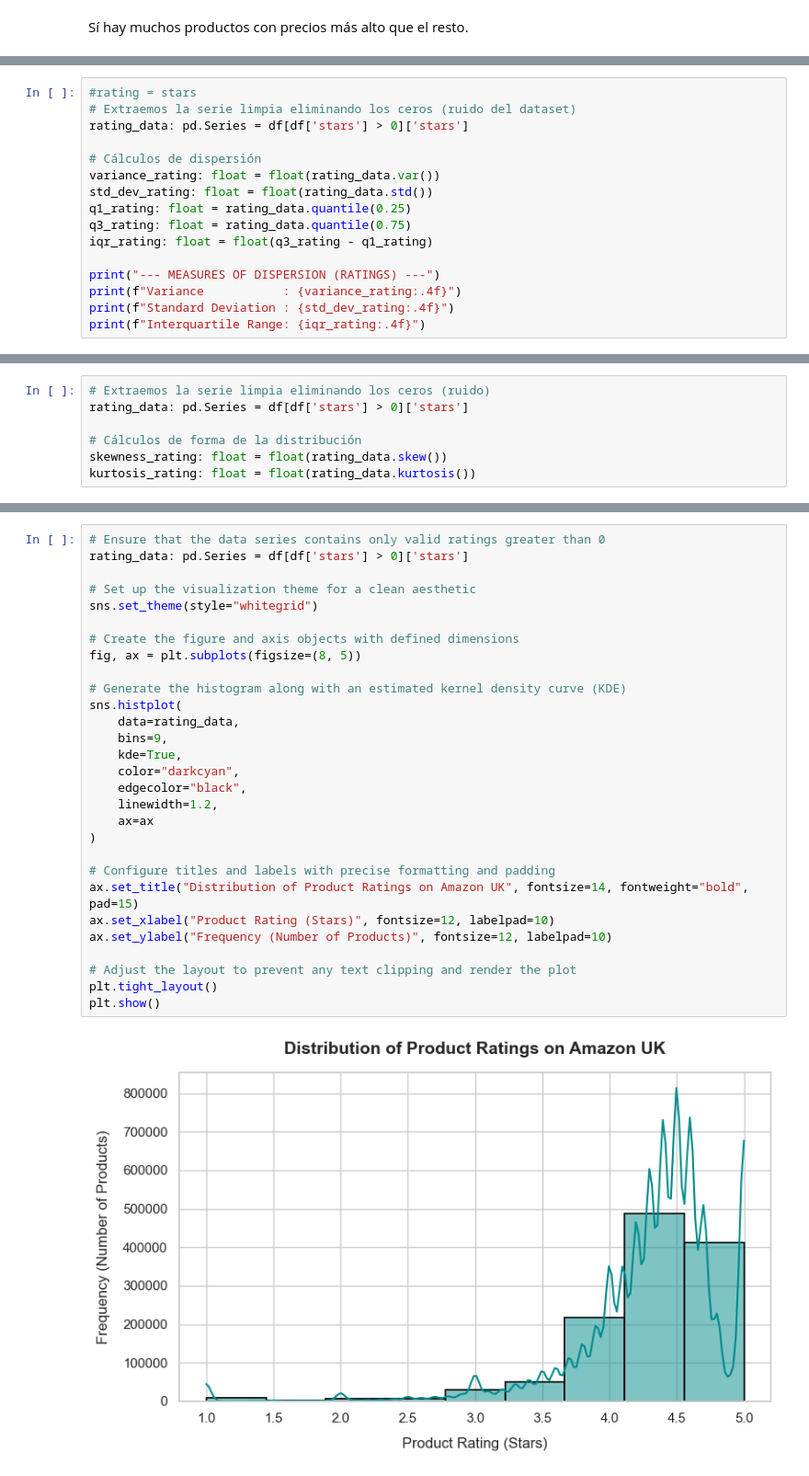
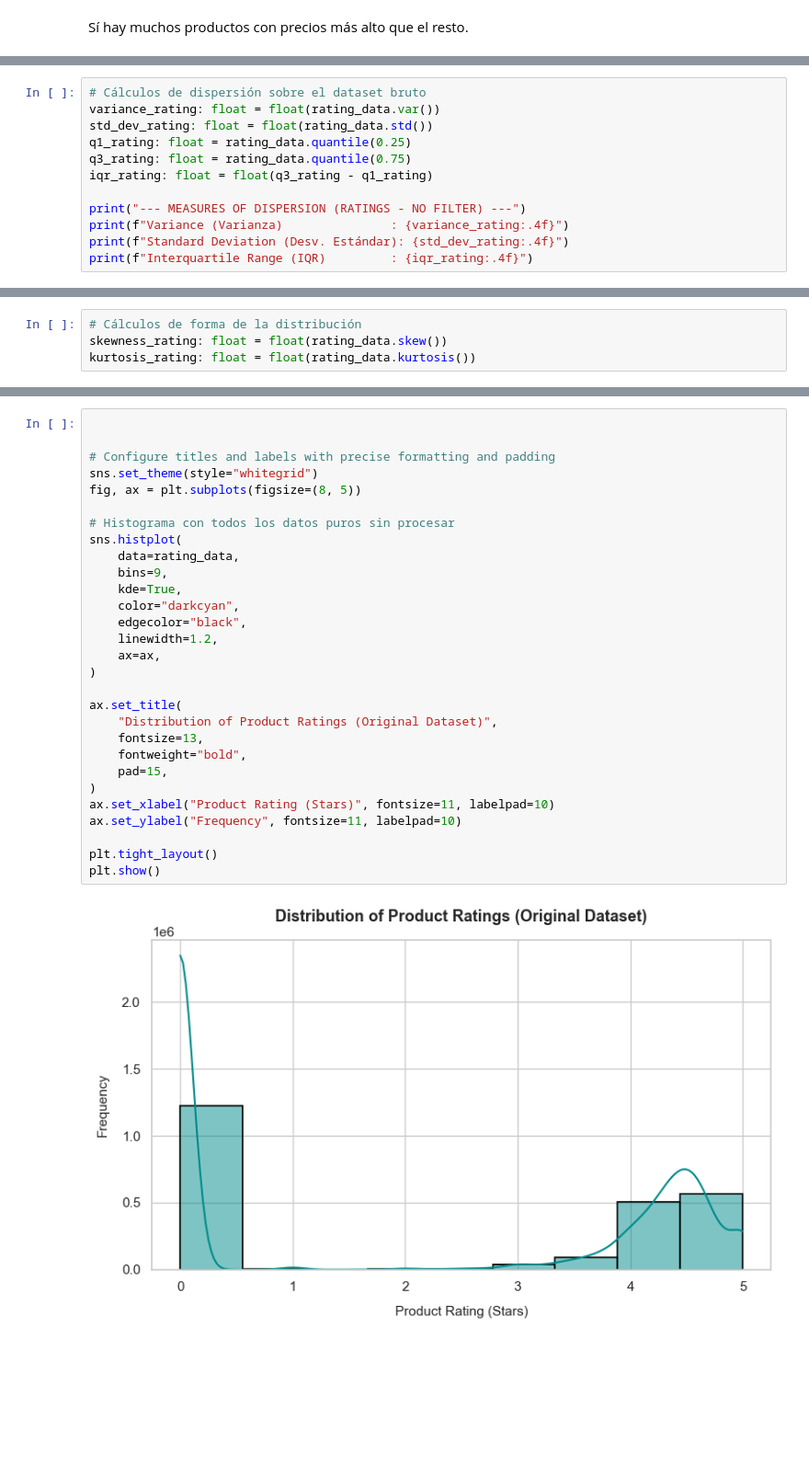
Before and after one commit to nailaikhenazenni-afk/lab-eda-univariate, a Jupyter notebook: lab_eda_unvariata.ipynb, the cells around one changed output, grey strips where cells are left out. Shown at 92% size. Saved outputs shown, nothing was run; the diff lists cells and outputs as text; blank space fills up the shorter version.

```diff
--- a/lab_eda_unvariata.ipynb
+++ b/lab_eda_unvariata.ipynb
@@ -157,17 +149,13 @@ Tendencia: Los clientes tienden a calificar de forma muy positiva.
 # %%
-#rating = stars
-# Extraemos la serie limpia eliminando los ceros (ruido del dataset)
-rating_data: pd.Series = df[df['stars'] > 0]['stars']
-
-# Cálculos de dispersión
+# Cálculos de dispersión sobre el dataset bruto
 variance_rating: float = float(rating_data.var())
 std_dev_rating: float = float(rating_data.std())
 q1_rating: float = rating_data.quantile(0.25)
 q3_rating: float = rating_data.quantile(0.75)
 iqr_rating: float = float(q3_rating - q1_rating)
 
-print("--- MEASURES OF DISPERSION (RATINGS) ---")
-print(f"Variance           : {variance_rating:.4f}")
-print(f"Standard Deviation : {std_dev_rating:.4f}")
-print(f"Interquartile Range: {iqr_rating:.4f}")
+print("--- MEASURES OF DISPERSION (RATINGS - NO FILTER) ---")
+print(f"Variance (Varianza)               : {variance_rating:.4f}")
+print(f"Standard Deviation (Desv. Estándar): {std_dev_rating:.4f}")
+print(f"Interquartile Range (IQR)         : {iqr_rating:.4f}")
 # %% [output]
@@ -184,7 +168,4 @@ Justificación: La Desviación Estándar se sitúa en un valor notablemente bajo
 # %%
-# Extraemos la serie limpia eliminando los ceros (ruido)
-rating_data: pd.Series = df[df['stars'] > 0]['stars']
-
 # Cálculos de forma de la distribución
 skewness_rating: float = float(rating_data.skew())
 kurtosis_rating: float = float(rating_data.kurtosis())
@@ -203,32 +182,32 @@ En términos estadísticos, esto significa que la "cola" de la distribución se
 # %%
-# Ensure that the data series contains only valid ratings greater than 0
-rating_data: pd.Series = df[df['stars'] > 0]['stars']
 
-# Set up the visualization theme for a clean aesthetic
+
+# Configure titles and labels with precise formatting and padding
 sns.set_theme(style="whitegrid")
-
-# Create the figure and axis objects with defined dimensions
 fig, ax = plt.subplots(figsize=(8, 5))
 
-# Generate the histogram along with an estimated kernel density curve (KDE)
+# Histograma con todos los datos puros sin procesar
 sns.histplot(
     data=rating_data,
     bins=9,
     kde=True,
     color="darkcyan",
     edgecolor="black",
     linewidth=1.2,
-    ax=ax
+    ax=ax,
 )
 
-# Configure titles and labels with precise formatting and padding
-ax.set_title("Distribution of Product Ratings on Amazon UK", fontsize=14, fontweight="bold", pad=15)
-ax.set_xlabel("Product Rating (Stars)", fontsize=12, labelpad=10)
-ax.set_ylabel("Frequency (Number of Products)", fontsize=12, labelpad=10)
+ax.set_title(
+    "Distribution of Product Ratings (Original Dataset)",
+    fontsize=13,
+    fontweight="bold",
+    pad=15,
+)
+ax.set_xlabel("Product Rating (Stars)", fontsize=11, labelpad=10)
+ax.set_ylabel("Frequency", fontsize=11, labelpad=10)
 
-# Adjust the layout to prevent any text clipping and render the plot
 plt.tight_layout()
 plt.show()
 # %% [output]
-[figure, old version]
+[figure, new version]
 # %% [markdown]
```
Also changed, not shown: parts of 7 cells of this notebook.
